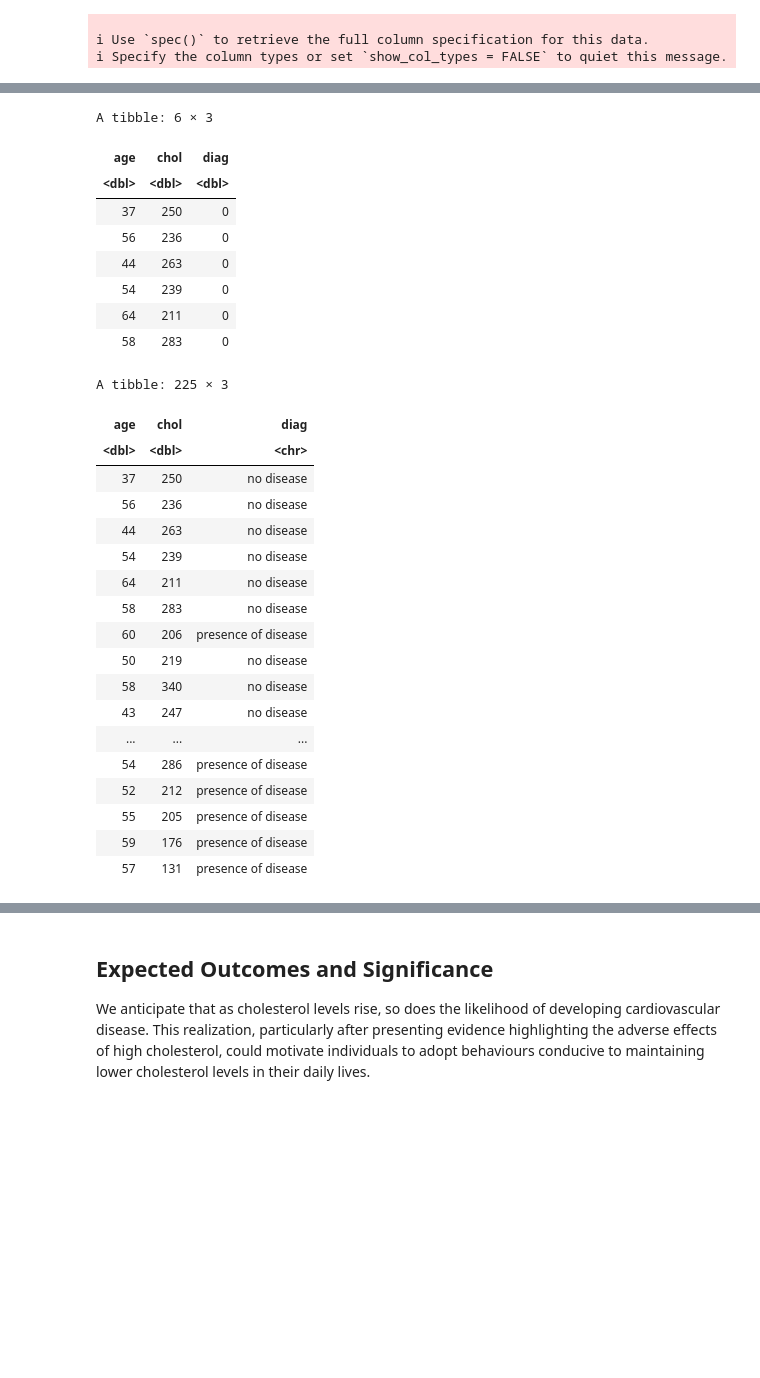
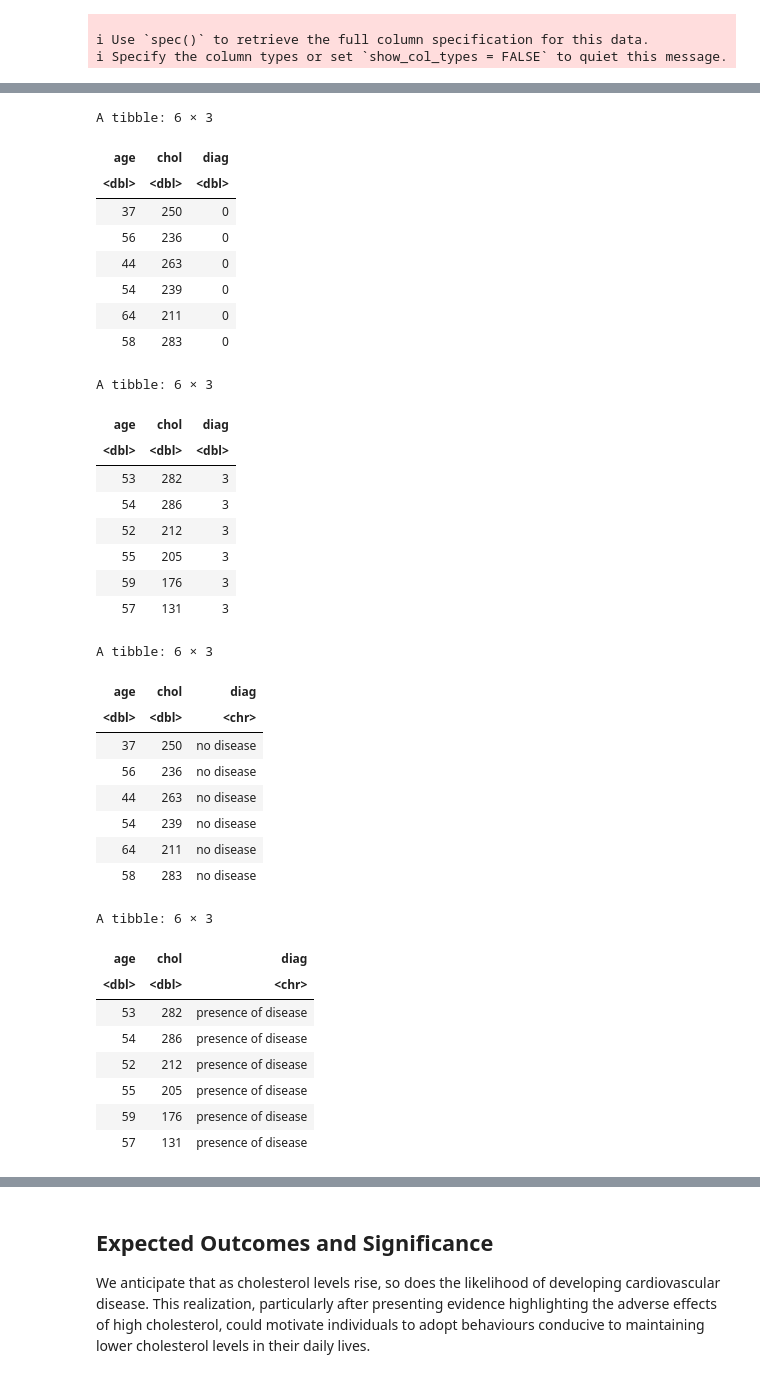
Before and after one commit to matthewzizek/dsci-100-project, a Jupyter notebook: GroupProjectReport.ipynb, the cells around one changed output, grey strips where cells are left out. Cells and saved outputs as stored; diff of their text form; code cells hidden in the pictures; blank space fills up the shorter version.

```diff
--- a/GroupProjectReport.ipynb
+++ b/GroupProjectReport.ipynb
@@ -68,52 +68,62 @@ set.seed(1)
 # Splitting the data frame into training and testing datasets
 cleveland_split <- initial_split(cleveland, prop = 0.75, strata = diag)
 cleveland_train <- training(cleveland_split)
 cleveland_test <- testing(cleveland_split)
 head(cleveland_train)
+tail(cleveland_train)
 
 cleveland2 <- cleveland_train
 
 cleveland2$diag <- as.character(cleveland2$diag)
 
 
 for(i in 1:nrow(cleveland2)){
     if(cleveland2[i, 3] != "0") {
         cleveland2[i, 3] <- "presence of disease"
         } else {
         cleveland2[i, 3] <- "no disease"
     }
     }
 
-cleveland2
+head(cleveland2)
+tail(cleveland2)
 # %% [output]
 A tibble: 6 × 3
 | age | chol | diag |
 | <dbl> | <dbl> | <dbl> |
 | 37 | 250 | 0 |
 | 56 | 236 | 0 |
 | 44 | 263 | 0 |
 | 54 | 239 | 0 |
 | 64 | 211 | 0 |
 | 58 | 283 | 0 |
-A tibble: 225 × 3
+A tibble: 6 × 3
 | age | chol | diag |
-| <dbl> | <dbl> | <chr> |
-| 37 | 250 | no disease |
-| 56 | 236 | no disease |
-| 44 | 263 | no disease |
-| 54 | 239 | no disease |
-| 64 | 211 | no disease |
-| 58 | 283 | no disease |
-| 60 | 206 | presence of disease |
-| 50 | 219 | no disease |
-| 58 | 340 | no disease |
-| 43 | 247 | no disease |
-| ... | ... | ... |
-| 54 | 286 | presence of disease |
-| 52 | 212 | presence of disease |
-| 55 | 205 | presence of disease |
-| 59 | 176 | presence of disease |
-| 57 | 131 | presence of disease |
+| <dbl> | <dbl> | <dbl> |
+| 53 | 282 | 3 |
+| 54 | 286 | 3 |
+| 52 | 212 | 3 |
+| 55 | 205 | 3 |
+| 59 | 176 | 3 |
+| 57 | 131 | 3 |
+A tibble: 6 × 3
+| age | chol | diag |
+| <dbl> | <dbl> | <chr> |
+| 37 | 250 | no disease |
+| 56 | 236 | no disease |
+| 44 | 263 | no disease |
+| 54 | 239 | no disease |
+| 64 | 211 | no disease |
+| 58 | 283 | no disease |
+A tibble: 6 × 3
+| age | chol | diag |
+| <dbl> | <dbl> | <chr> |
+| 53 | 282 | presence of disease |
+| 54 | 286 | presence of disease |
+| 52 | 212 | presence of disease |
+| 55 | 205 | presence of disease |
+| 59 | 176 | presence of disease |
+| 57 | 131 | presence of disease |
 # %%
 #Creating a scatter plot using training data
 cleveland_plot <- cleveland2 |>
```
Also changed, not shown: parts of 4 cells of this notebook.
